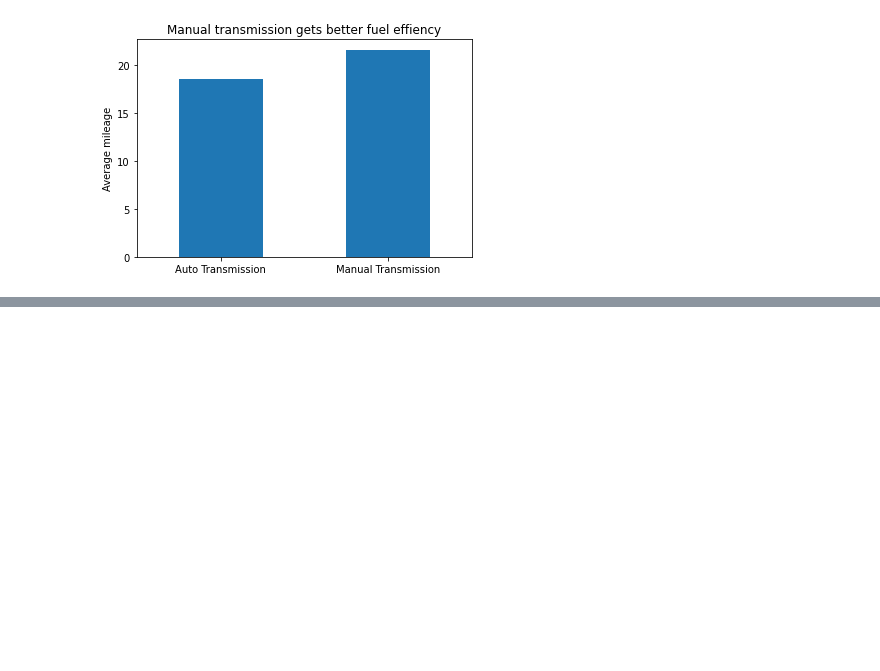
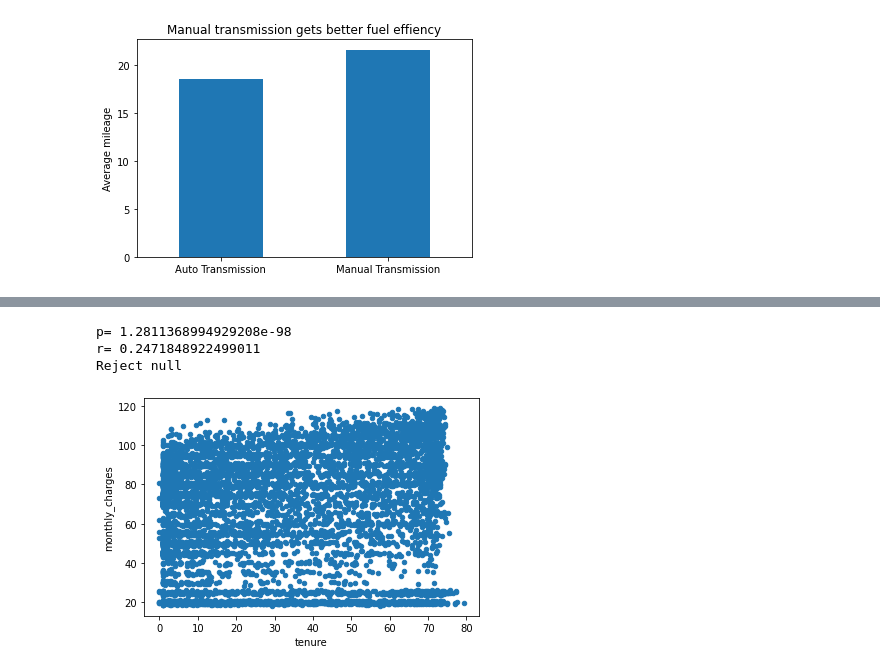
Before and after one commit to paigerackley/statistics-exercises, a Jupyter notebook: hypothesis_testing.ipynb, the cells around one changed output, grey strips where cells are left out. Saved outputs shown, nothing was run; the diff lists cells and outputs as text; code cells hidden in the pictures; blank space fills up the shorter version.

```diff
--- a/hypothesis_testing.ipynb
+++ b/hypothesis_testing.ipynb
@@ -242,0 +262,3 @@ Text(0.5, 1.0, 'Manual transmission gets better fuel effiency')
+# %%
+telco = pd.read_csv("telco.csv")
+telco.head()
@@ -242,0 +287,19 @@ Text(0.5, 1.0, 'Manual transmission gets better fuel effiency')
+# %%
+r, p = stats.pearsonr(telco.monthly_charges, telco.tenure)
+telco.plot.scatter(y='monthly_charges', x='tenure')
+print('p=', p)
+print('r=', r)
+
+conf_interval = .95 # desired confidence interval
+α = 1 - conf_interval
+α
+
+if p < alpha:
+    print('Reject null')
+else:
+    print('Fail to reject null')
+# %% [output]
+p= 1.2811368994929208e-98
+r= 0.2471848922499011
+Reject null
+[figure, added]
```
Also changed, not shown: parts of 24 cells of this notebook.
